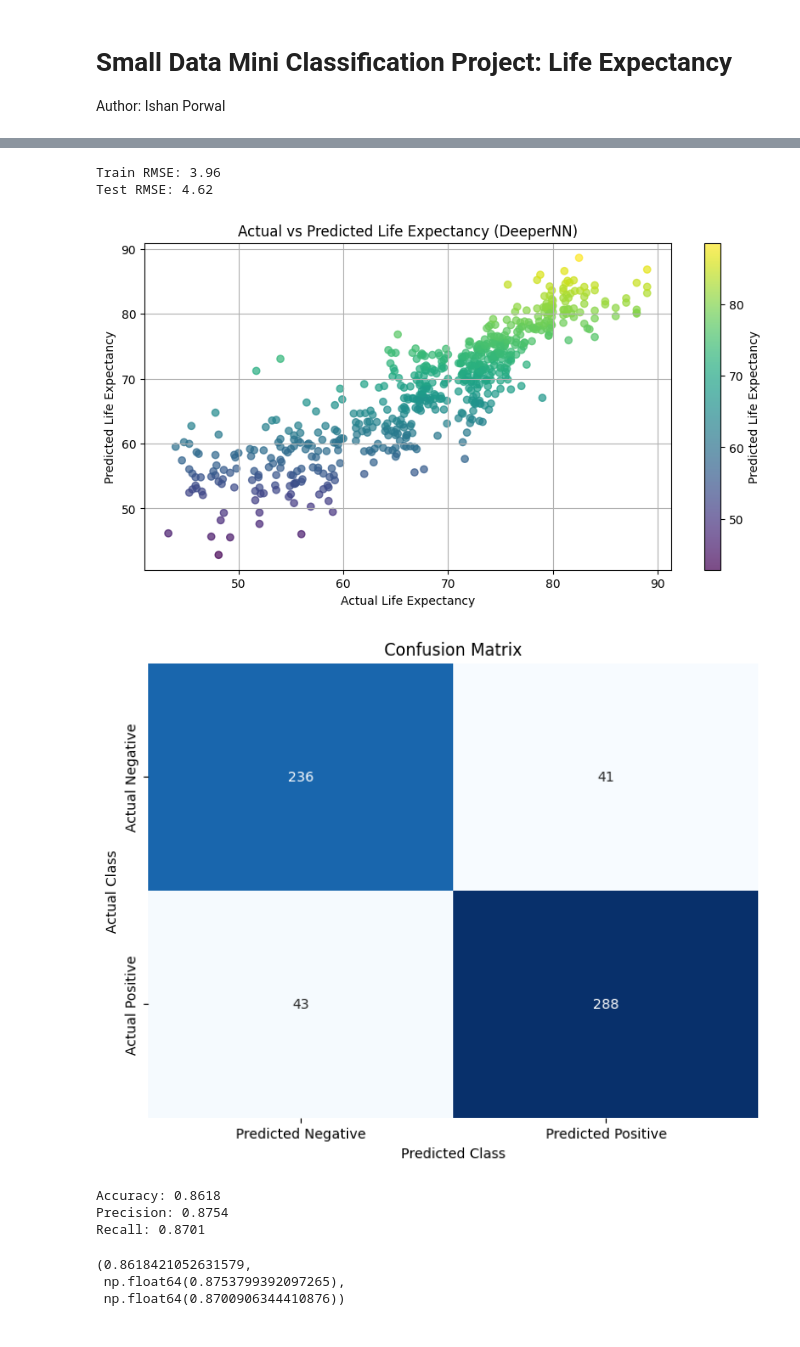
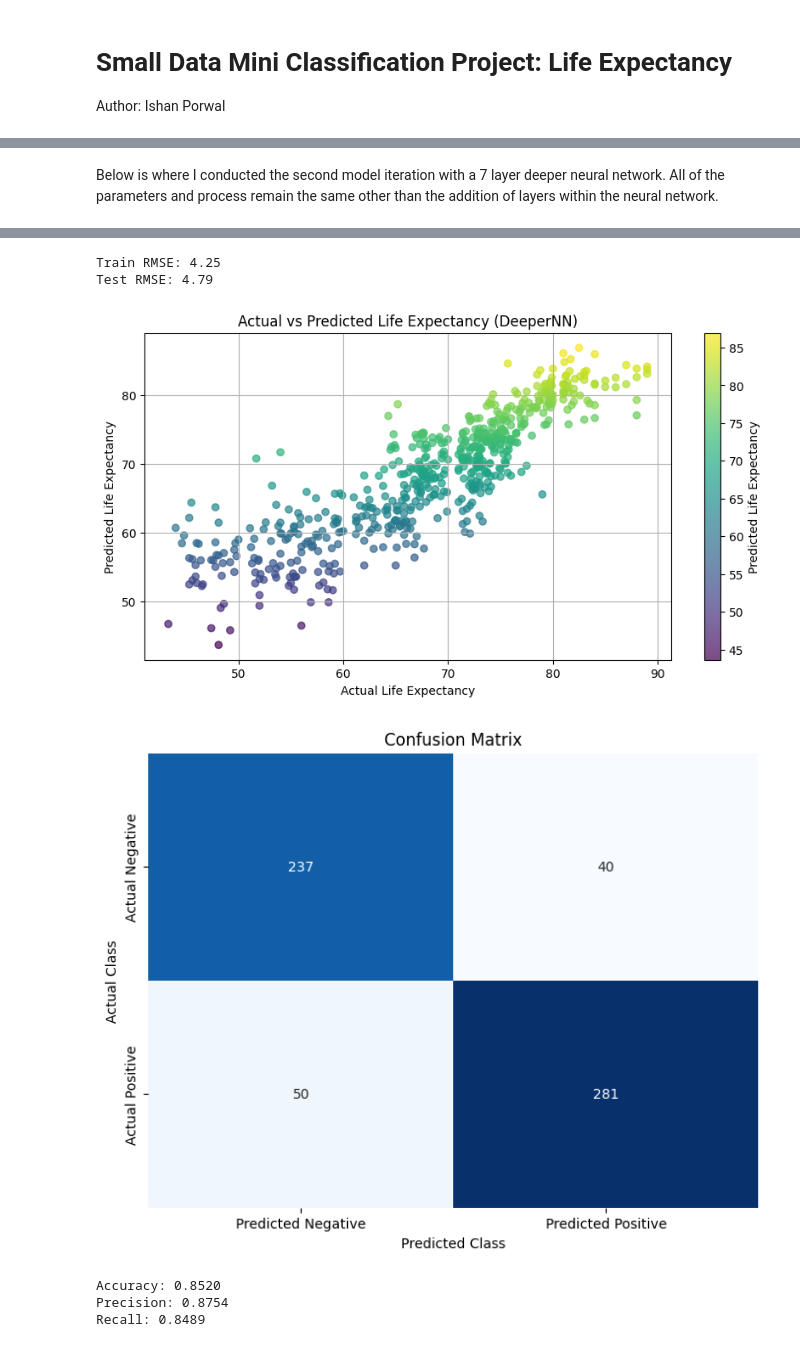
Before and after one commit to ishanporwal/life_expectancy, a Jupyter notebook: report.ipynb, the cells around one changed output, grey strips where cells are left out. Drawn from its saved outputs; the diff is of its cells as text; code cells hidden in the pictures.

```diff
--- a/report.ipynb
+++ b/report.ipynb
@@ -258,5 +356,7 @@ Recall: 0.6314
+# %% [markdown]
+Below is where I conducted the second model iteration with a 7 layer deeper neural network. All of the parameters and process remain the same other than the addition of layers within the neural network.
 # %%
-#--------------------------- Second Iteration: Deeper 7 Layer -----------------------------
+#--------------------------- Second Model Iteration: Deeper 7 Layer -----------------------------
 
 input_size = X_train.shape[1]
 model = DeeperNN(input_size)
@@ -278,5 +378,5 @@ test_predictions, y_test_class, test_predictions_class = evaluate_model(model)
 plot_actual_vs_predicted(y_test, test_predictions, "DeeperNN")
 
 # calculate and display classification metrics
-classification_metrics(y_test_class, test_predictions_class)
+D_accuracy, D_precision, D_recall = classification_metrics(y_test_class, test_predictions_class)
 # %% [output]
@@ -294,10 +394,7 @@ Epoch [1000/1000], Train Loss: 15.7054, Test Loss: 21.3752
-Train RMSE: 3.96
-Test RMSE: 4.62
+Train RMSE: 4.25
+Test RMSE: 4.79
-[figure, old version]
+[figure, new version]
 [figure]
-Accuracy: 0.8618
+Accuracy: 0.8520
 Precision: 0.8754
-Recall: 0.8701
+Recall: 0.8489
-(0.8618421052631579,
- np.float64(0.8753799392097265),
- np.float64(0.8700906344410876))
```
Also changed, not shown: parts of 24 cells of this notebook.
